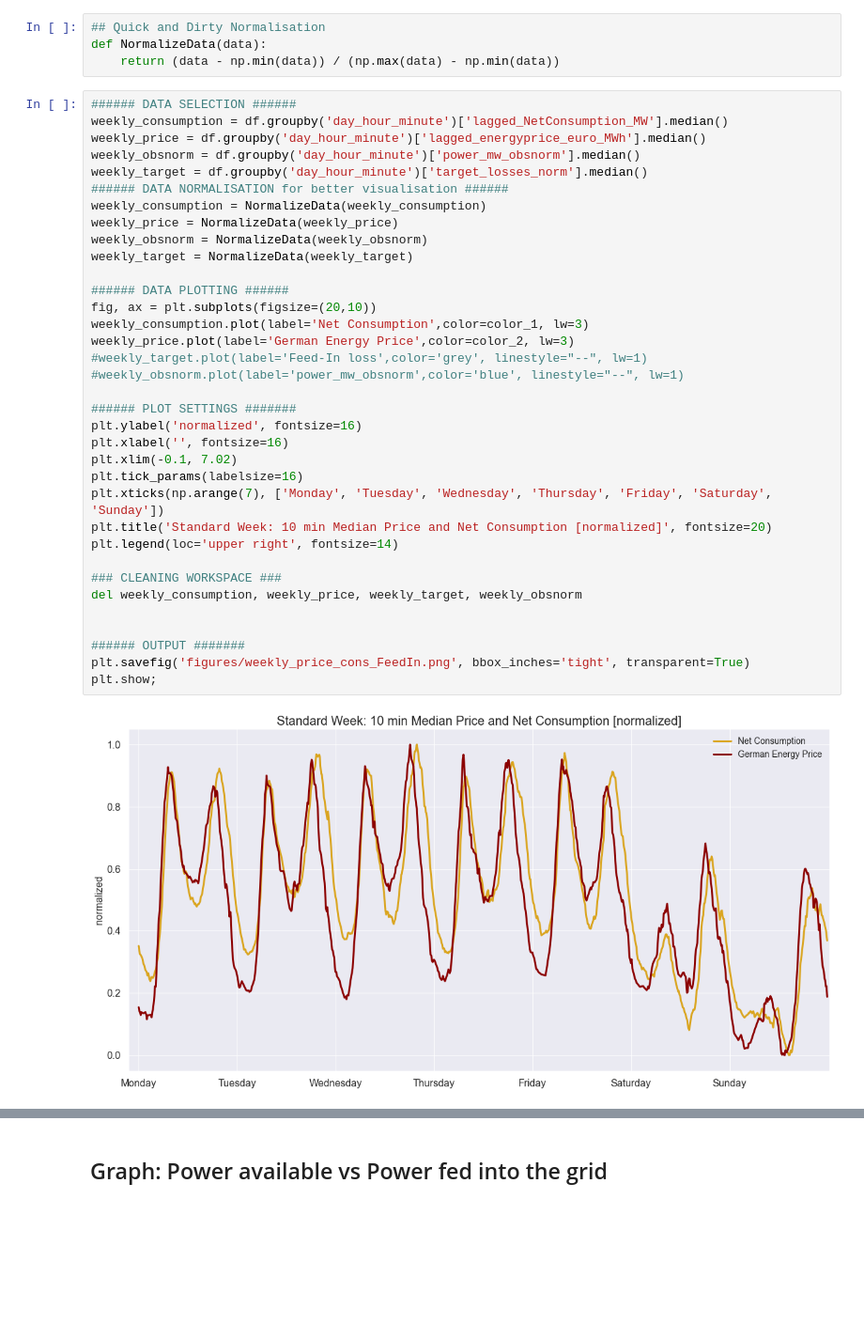
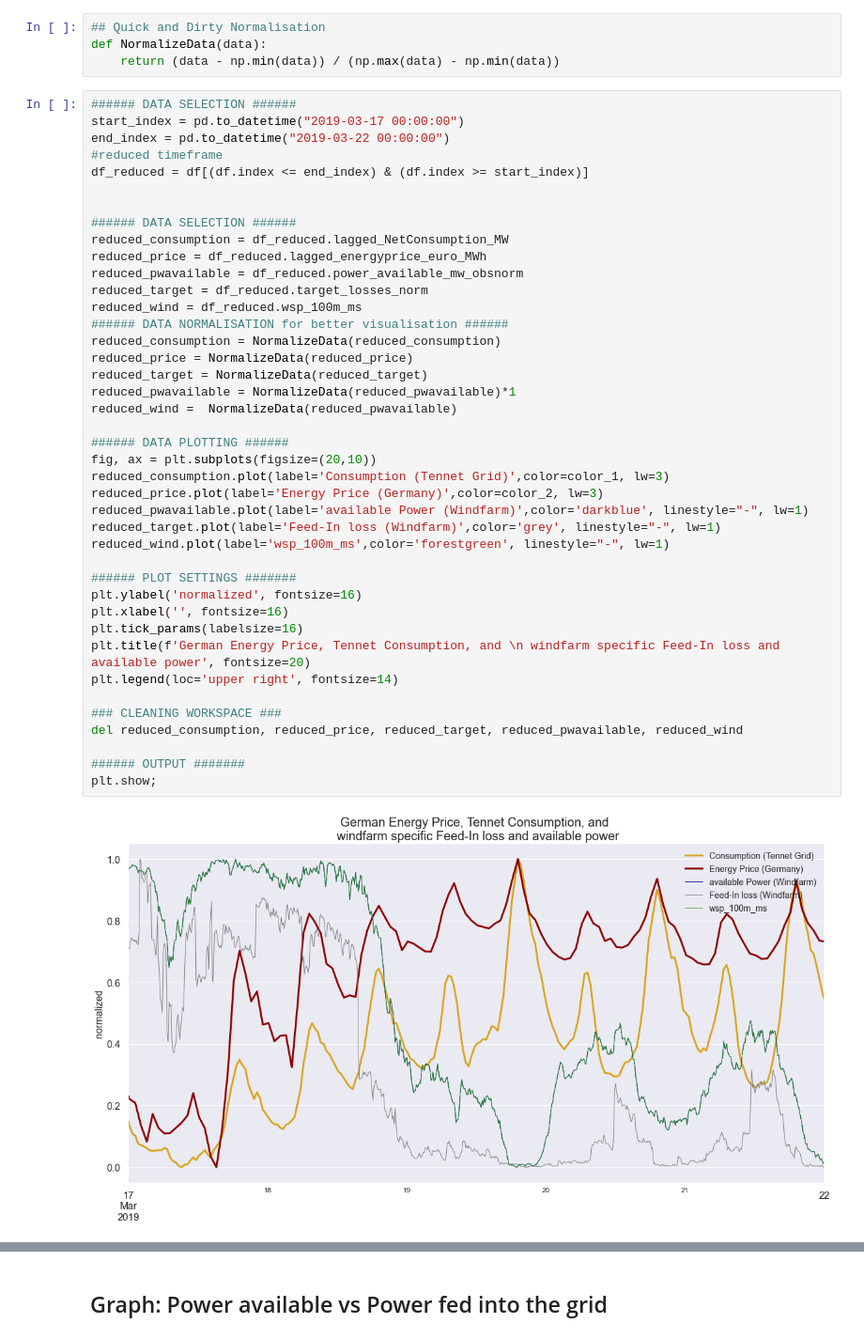
Before and after one commit to JonJae/TimeSeriesPrediction_FeedInMngmt, a Jupyter notebook: FeedInMngmt_EDA.ipynb, the cells around one changed output, grey strips where cells are left out. Shown at 94% size. Saved outputs shown, nothing was run; the diff lists cells and outputs as text; blank space fills up the shorter version.

Commit message:
rework of presentation, added results graphs, included interactive vis in readme

```diff
--- a/FeedInMngmt_EDA.ipynb
+++ b/FeedInMngmt_EDA.ipynb
@@ -703,38 +741,44 @@ def NormalizeData(data):
     return (data - np.min(data)) / (np.max(data) - np.min(data))
 # %%
 ###### DATA SELECTION ######
-weekly_consumption = df.groupby('day_hour_minute')['lagged_NetConsumption_MW'].median()
-weekly_price = df.groupby('day_hour_minute')['lagged_energyprice_euro_MWh'].median()
-weekly_obsnorm = df.groupby('day_hour_minute')['power_mw_obsnorm'].median()
-weekly_target = df.groupby('day_hour_minute')['target_losses_norm'].median()
+start_index = pd.to_datetime("2019-03-17 00:00:00")
+end_index = pd.to_datetime("2019-03-22 00:00:00")
+#reduced timeframe
+df_reduced = df[(df.index <= end_index) & (df.index >= start_index)]
+
+
+###### DATA SELECTION ######
+reduced_consumption = df_reduced.lagged_NetConsumption_MW
+reduced_price = df_reduced.lagged_energyprice_euro_MWh
+reduced_pwavailable = df_reduced.power_available_mw_obsnorm
+reduced_target = df_reduced.target_losses_norm
+reduced_wind = df_reduced.wsp_100m_ms
 ###### DATA NORMALISATION for better visualisation ######
-weekly_consumption = NormalizeData(weekly_consumption)
-weekly_price = NormalizeData(weekly_price)
-weekly_obsnorm = NormalizeData(weekly_obsnorm)
-weekly_target = NormalizeData(weekly_target)
+reduced_consumption = NormalizeData(reduced_consumption)
+reduced_price = NormalizeData(reduced_price)
+reduced_target = NormalizeData(reduced_target)
+reduced_pwavailable = NormalizeData(reduced_pwavailable)*1
+reduced_wind =  NormalizeData(reduced_pwavailable)
 
 ###### DATA PLOTTING ######
 fig, ax = plt.subplots(figsize=(20,10))
-weekly_consumption.plot(label='Net Consumption',color=color_1, lw=3)
-weekly_price.plot(label='German Energy Price',color=color_2, lw=3)
-#weekly_target.plot(label='Feed-In loss',color='grey', linestyle="--", lw=1)
-#weekly_obsnorm.plot(label='power_mw_obsnorm',color='blue', linestyle="--", lw=1)
+reduced_consumption.plot(label='Consumption (Tennet Grid)',color=color_1, lw=3)
+reduced_price.plot(label='Energy Price (Germany)',color=color_2, lw=3)
+reduced_pwavailable.plot(label='available Power (Windfarm)',color='darkblue', linestyle="-", lw=1)
+reduced_target.plot(label='Feed-In loss (Windfarm)',color='grey', linestyle="-", lw=1)
+reduced_wind.plot(label='wsp_100m_ms',color='forestgreen', linestyle="-", lw=1)
 
 ###### PLOT SETTINGS #######
 plt.ylabel('normalized', fontsize=16)
 plt.xlabel('', fontsize=16)
-plt.xlim(-0.1, 7.02)
 plt.tick_params(labelsize=16)
-plt.xticks(np.arange(7), ['Monday', 'Tuesday', 'Wednesday', 'Thursday', 'Friday', 'Saturday', 'Sunday'])
-plt.title('Standard Week: 10 min Median Price and Net Consumption [normalized]', fontsize=20)
+plt.title(f'German Energy Price, Tennet Consumption, and \n windfarm specific Feed-In loss and available power', fontsize=20)
 plt.legend(loc='upper right', fontsize=14)
 
 ### CLEANING WORKSPACE ###
-del weekly_consumption, weekly_price, weekly_target, weekly_obsnorm
-
+del reduced_consumption, reduced_price, reduced_target, reduced_pwavailable, reduced_wind
 
 ###### OUTPUT #######
-plt.savefig('figures/weekly_price_cons_FeedIn.png', bbox_inches='tight', transparent=True)
 plt.show;
 # %% [output]
-[figure, old version]
+[figure, new version]
```
Also changed, not shown: parts of 4 cells of this notebook, 3 other files.
